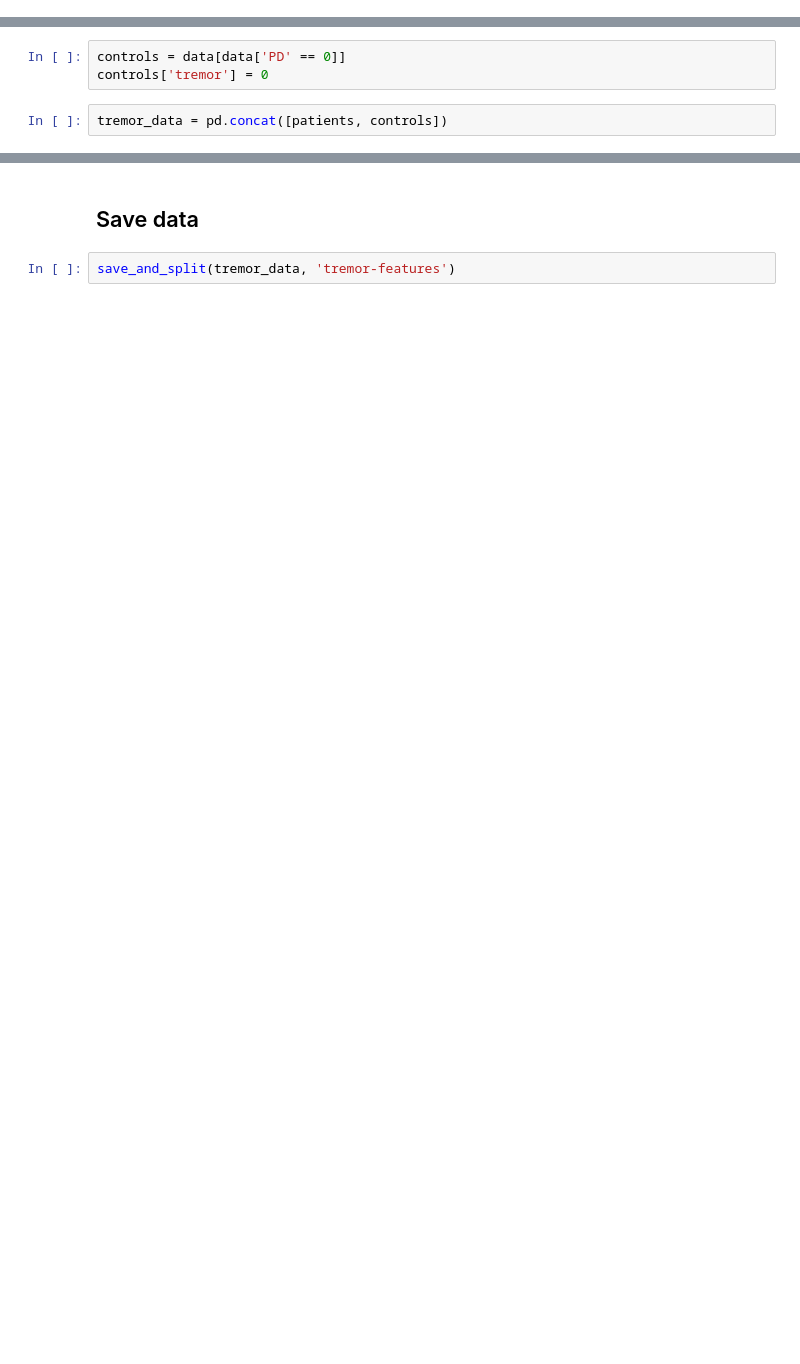
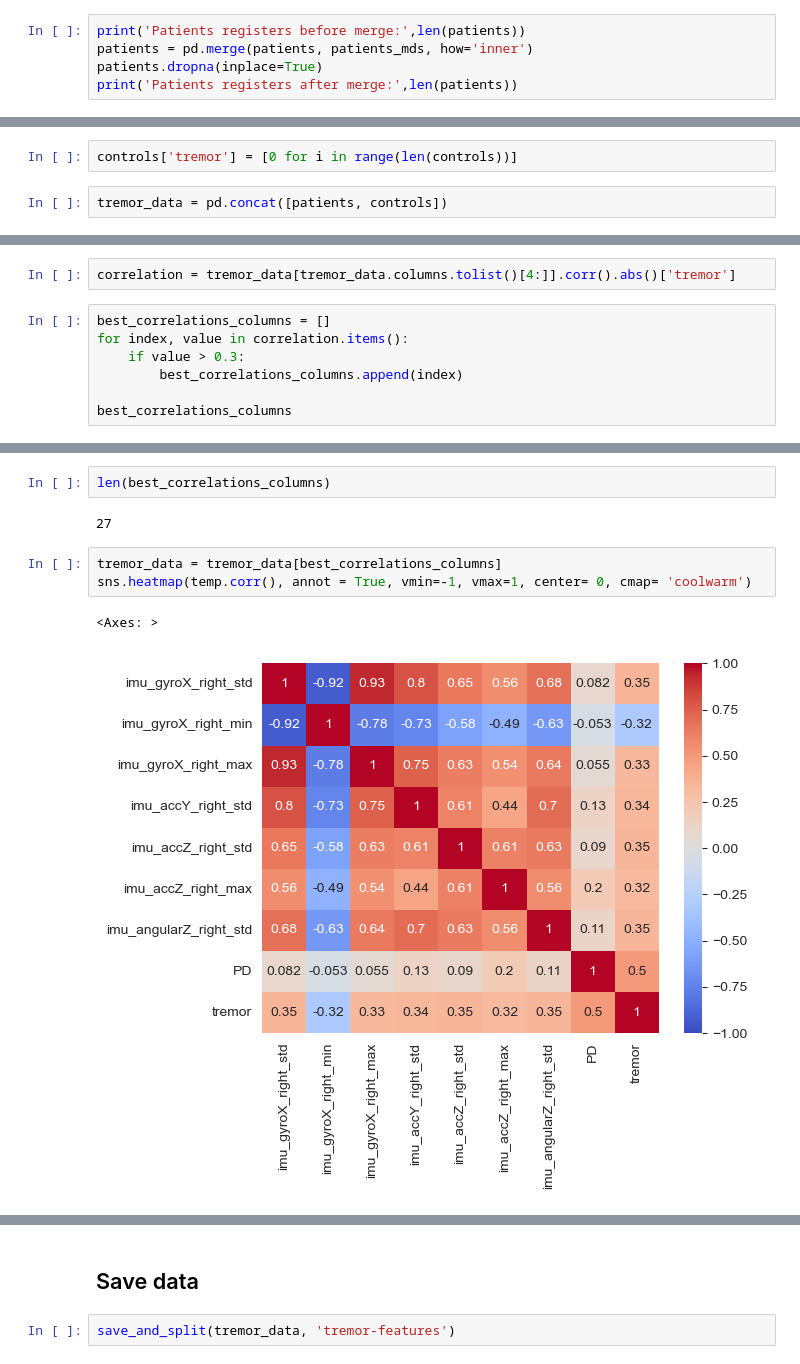
Before and after one commit to jose-2001/AIForIMUParkinsonData, a Jupyter notebook: notebooks/data_preparation/s4-features-tremor-preprocessing.ipynb, the cells around one changed output, grey strips where cells are left out. Cells and saved outputs as stored; diff of their text form; blank space fills up the shorter version.

Commit message:
feat (tremor-preprocessing): Added removal of unnecessary columns and best feature selection.
Selection of best features using correlation with target column and removal of spine columns.

```diff
--- a/notebooks/data_preparation/s4-features-tremor-preprocessing.ipynb
+++ b/notebooks/data_preparation/s4-features-tremor-preprocessing.ipynb
@@ -38,0 +73,5 @@ patients.dropna(inplace=True)
+# %%
+print('Patients registers before merge:',len(patients))
+patients = pd.merge(patients, patients_mds, how='inner')
+patients.dropna(inplace=True)
+print('Patients registers after merge:',len(patients))
@@ -39,5 +81,4 @@ patients.dropna(inplace=True)
 # %%
-controls = data[data['PD' == 0]]
-controls['tremor'] = 0
+controls['tremor'] = [0 for i in range(len(controls))]
 # %%
 tremor_data = pd.concat([patients, controls])
@@ -48,0 +131,9 @@ tremor_data.drop(columns=dropable_columns)
+# %%
+correlation = tremor_data[tremor_data.columns.tolist()[4:]].corr().abs()['tremor']
+# %%
+best_correlations_columns = []
+for index, value in correlation.items():
+    if value > 0.3:
+        best_correlations_columns.append(index)
+
+best_correlations_columns
@@ -48,0 +158,10 @@ tremor_data.drop(columns=dropable_columns)
+# %%
+len(best_correlations_columns)
+# %% [output]
+27
+# %%
+tremor_data = tremor_data[best_correlations_columns]
+sns.heatmap(temp.corr(), annot = True, vmin=-1, vmax=1, center= 0, cmap= 'coolwarm')
+# %% [output]
+<Axes: >
+[figure, added]
```
Also changed, not shown: parts of 24 cells of this notebook.
